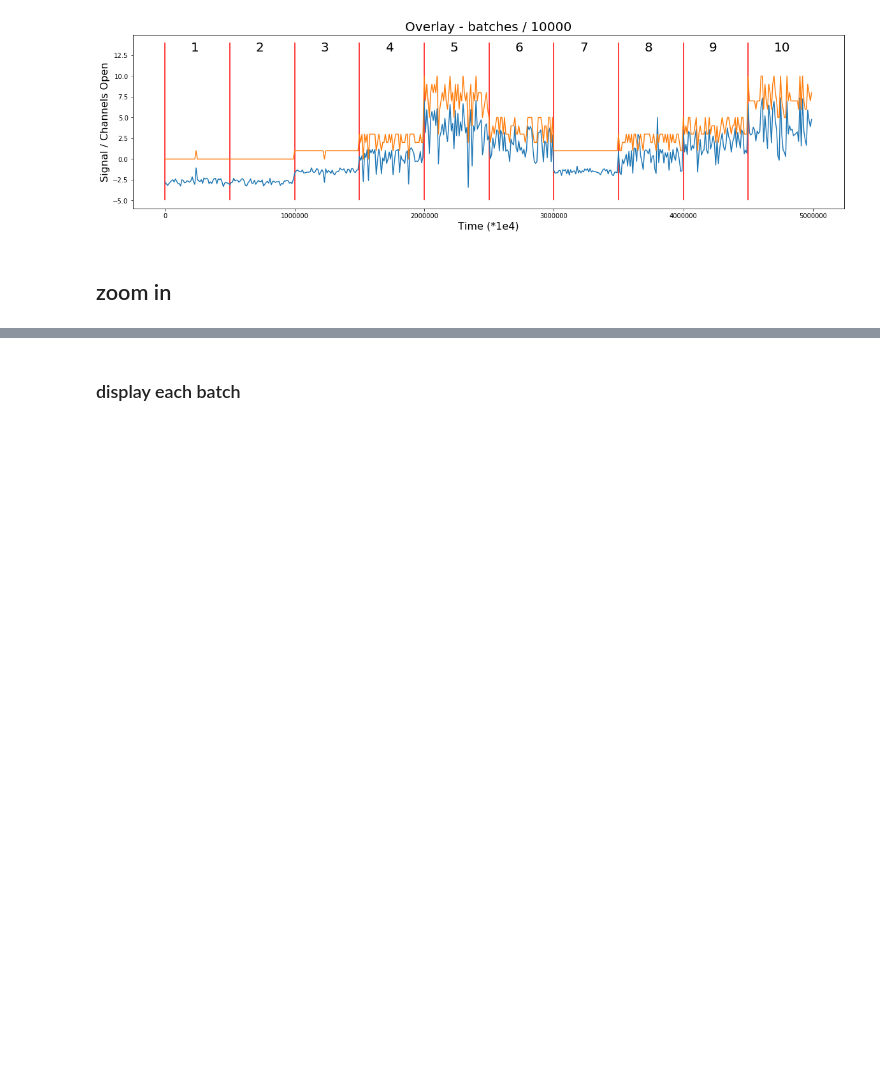
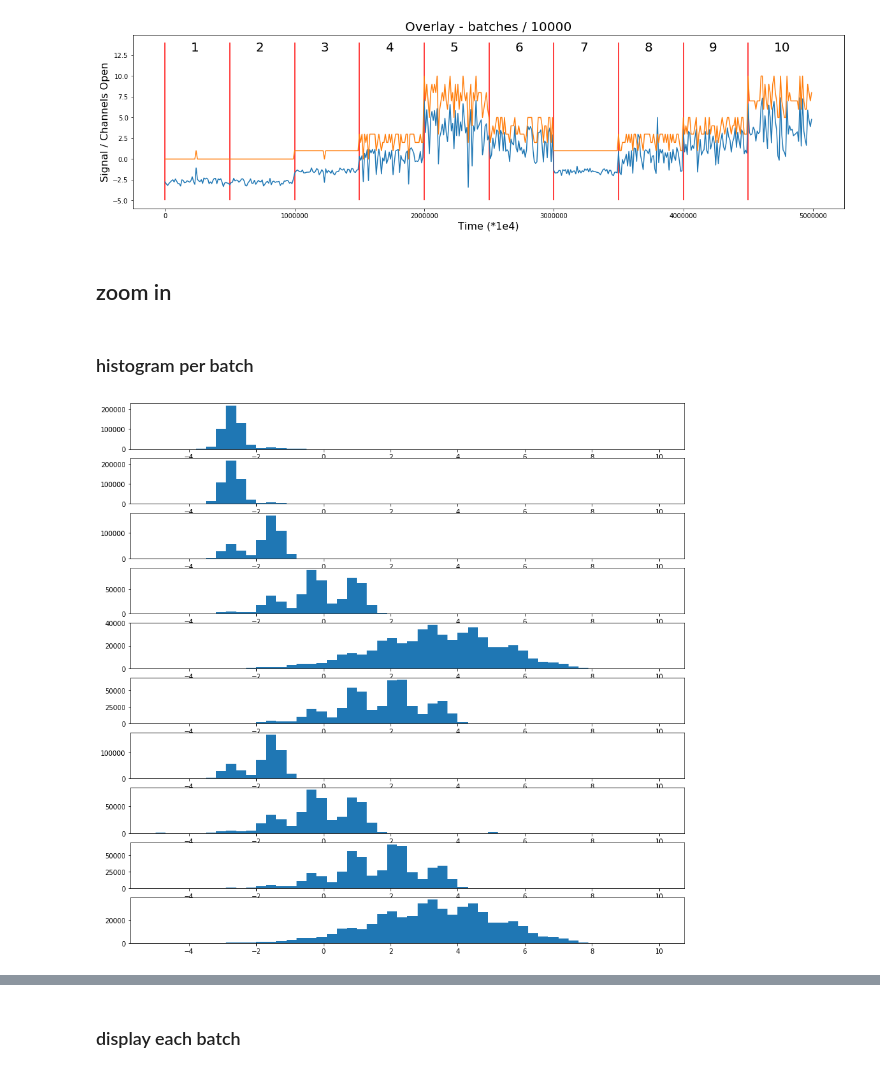
Before and after one commit to ahs8w/kaggle-comps, a Jupyter notebook: IonSwitching.ipynb, the cells around one changed output, grey strips where cells are left out. Cells and saved outputs as stored; diff of their text form; code cells hidden in the pictures; blank space fills up the shorter version.

```diff
--- a/IonSwitching.ipynb
+++ b/IonSwitching.ipynb
@@ -137,3 +137,15 @@ for beg,end in zip(steps[0::1],steps[1::1]):
 Q01: {round(group.quantile(.01), 3)}, Q99: {round(group.quantile(.99),3)}\n")
 # %%
 show_subsets(n=2, length=2000000, step=10000)
+# %% [markdown]
+### histogram per batch
+# %%
+def hist_per_batch(batches, df):
+    fig,axes = plt.subplots(len(batches)-1,1,figsize=(15,15))
+    for i,(beg,end) in enumerate(zip(batches[0::],batches[1::])):
+        g = df[beg:end].signal
+        axes[i].hist(g, bins=50, range=(-5,10)); None
+# %%
+hist_per_batch(batches, train)
+# %% [output]
+[figure, added]
```
Also changed, not shown: parts of 32 cells of this notebook, 1 other file.
